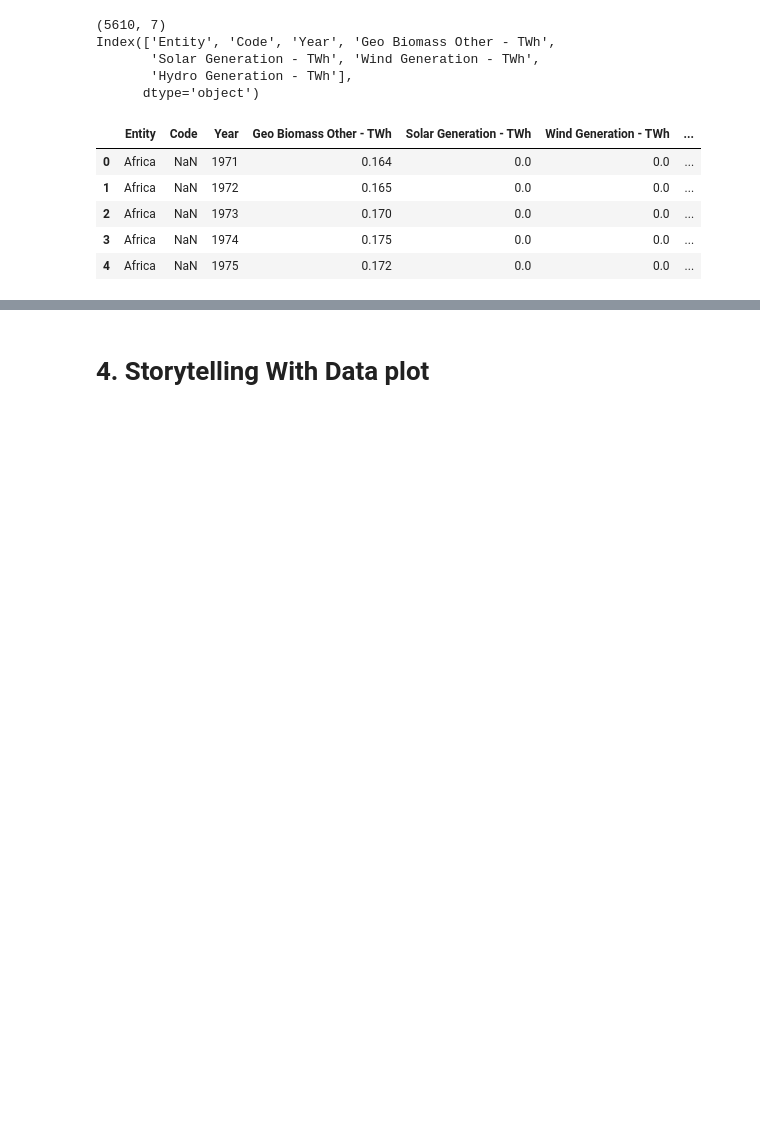
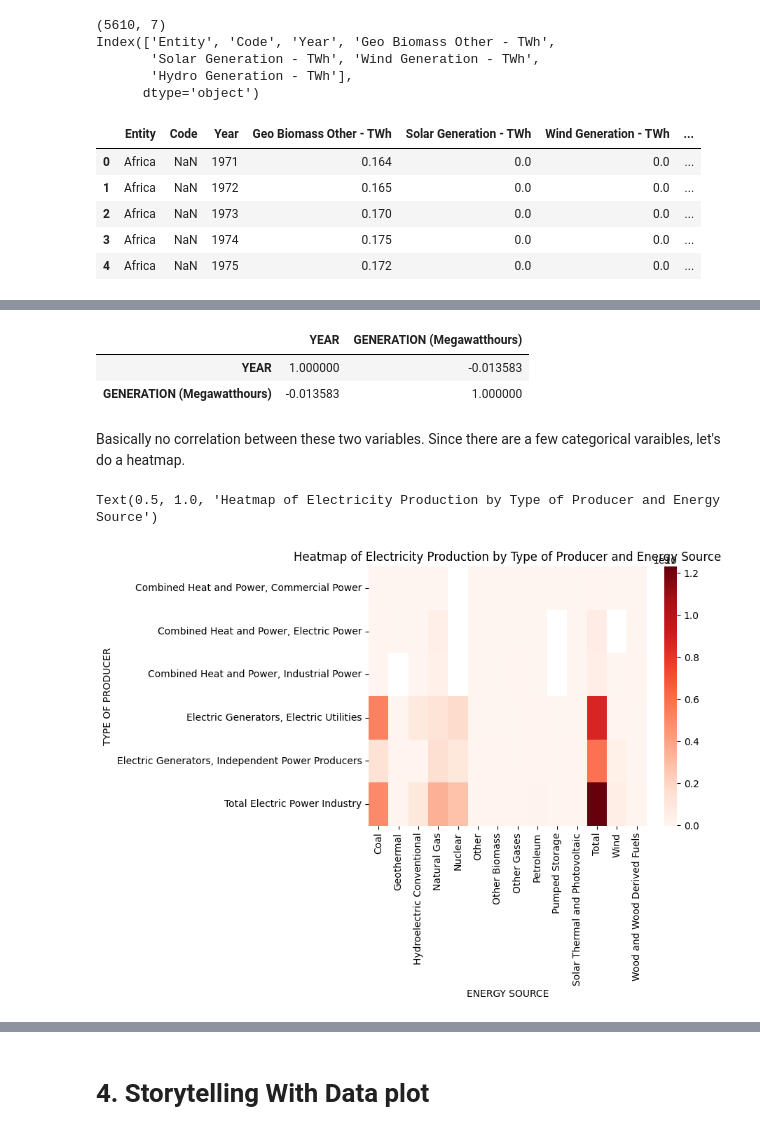
Before and after one commit to bu-sohan/AI-for-Leaders-Spring-2025, a Jupyter notebook: Week9.ipynb, the cells around one changed output, grey strips where cells are left out. Drawn from its saved outputs; the diff is of its cells as text; code cells hidden in the pictures; blank space fills up the shorter version.

```diff
--- a/Week9.ipynb
+++ b/Week9.ipynb
@@ -255,0 +309,16 @@ Variance explained by first component: 0.6239454077908986
+# %%
+# This is the dataset for U.S. Energy Generation (2001–2022)
+%pip install openpyxl
+
+# Load the dataset
+df_ren3 = pd.read_excel("US_Gen.xlsx")
+
+# Randomly sample 20,000 rows
+df_ren3 = df_ren3.sample(n=40000, random_state=42).reset_index(drop=True)
+
+df_ren3= df_ren3.drop(columns=['Unnamed: 0'])
+
+# Peek at the data
+print(df_ren3.shape)
+print(df_ren3.columns)
+df_ren3.head()
@@ -255,0 +342,18 @@ Variance explained by first component: 0.6239454077908986
+# %%
+df_ren3_numeric = df_ren3[['YEAR', 'GENERATION (Megawatthours)']]
+df_ren3_numeric.corr()
+# %% [output]
+|  | YEAR | GENERATION (Megawatthours) |
+| YEAR | 1.000000 | -0.013583 |
+| GENERATION (Megawatthours) | -0.013583 | 1.000000 |
+# %% [markdown]
+Basically no correlation between these two variables. Since there are a few categorical varaibles, let's do a heatmap.
+# %%
+#The data are given as columns, so we must use a pivot_table to transform it into a two-dimensional grid.
+pivot = df_ren3.pivot_table(index = ["TYPE OF PRODUCER"], columns = ["ENERGY SOURCE"], values = "GENERATION (Megawatthours)", aggfunc = "sum")
+
+df_hmap = sns.heatmap(pivot, cmap = "Reds")
+df_hmap.set_title("Heatmap of Electricity Production by Type of Producer and Energy Source")
+# %% [output]
+Text(0.5, 1.0, 'Heatmap of Electricity Production by Type of Producer and Energy Source')
+[figure, added]
```
Also changed, not shown: parts of 27 cells of this notebook.
